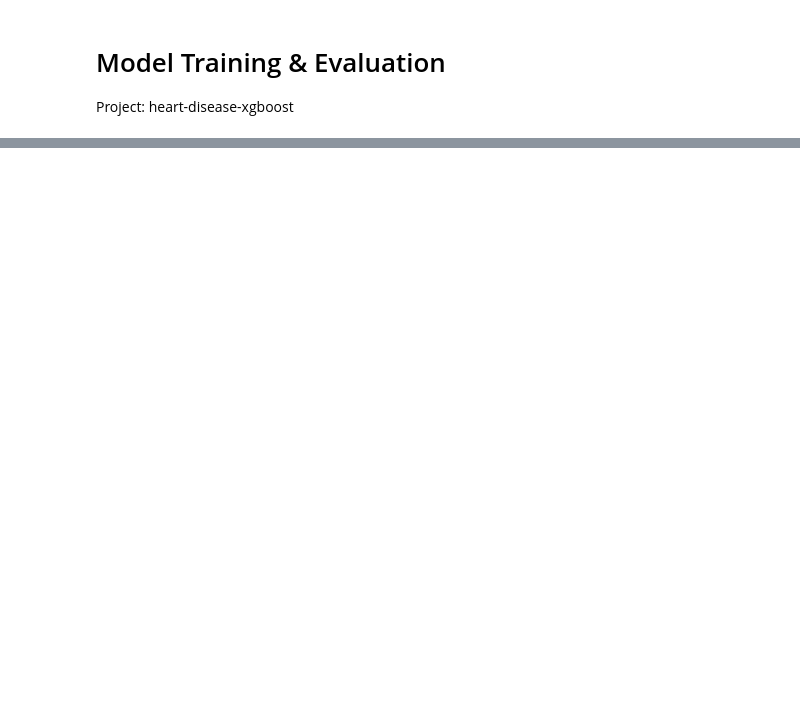
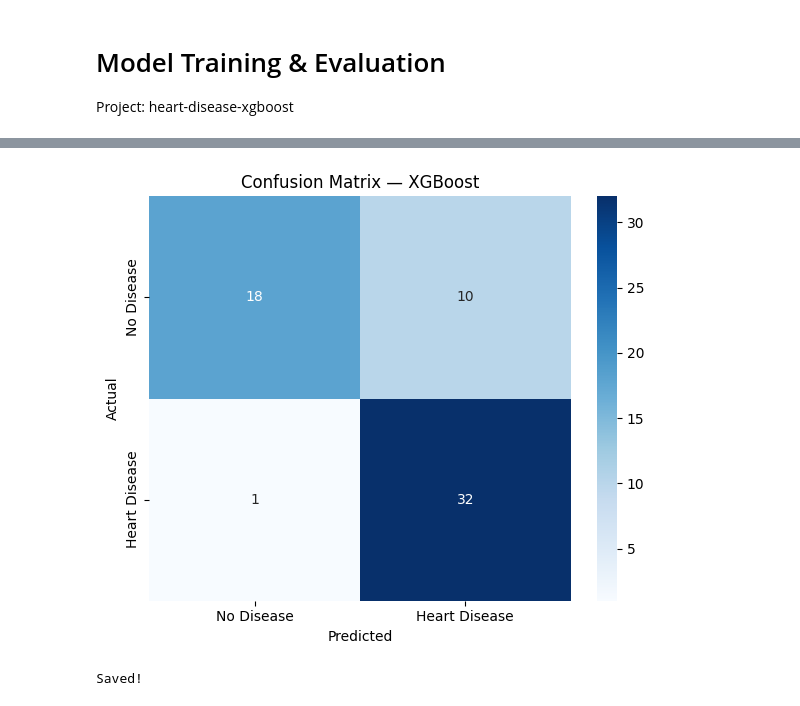
Before and after one commit to Asif5588-M/-heart-disease-xgboost, a Jupyter notebook: notebooks/02_model.ipynb, the cells around one changed output, grey strips where cells are left out. Saved outputs shown, nothing was run; the diff lists cells and outputs as text; code cells hidden in the pictures; blank space fills up the shorter version.

```diff
--- a/notebooks/02_model.ipynb
+++ b/notebooks/02_model.ipynb
@@ -19,19 +19,13 @@ df.head()
 # %%
-# ── Preprocessing ──────────────────────────────────
-target_col = 'target'  # CHANGE THIS
+df = pd.read_csv('../data/raw/heart.csv')
 
-X = df.drop(columns=[target_col])
-y = df[target_col]
+X = df.drop(columns=['target'])
+y = df['target']
 
-# Handle missing values
-X = X.fillna(X.median(numeric_only=True))
-
-# Encode categoricals
-for col in X.select_dtypes(include='object').columns:
-    X[col] = LabelEncoder().fit_transform(X[col].astype(str))
-
-# Train-test split
 X_train, X_test, y_train, y_test = train_test_split(
     X, y, test_size=0.2, random_state=42, stratify=y
 )
-print(f'Train: {X_train.shape}, Test: {X_test.shape}')
+
+print(f"Train size : {X_train.shape}")
+print(f"Test size  : {X_test.shape}")
+print(f"Features   : {list(X.columns)}")
@@ -38,17 +36,13 @@ print(f'Train: {X_train.shape}, Test: {X_test.shape}')
 # %%
-# ── Model Training ─────────────────────────────────
 model = XGBClassifier(
     n_estimators=200,
     max_depth=4,
     learning_rate=0.05,
     subsample=0.8,
     colsample_bytree=0.8,
-    use_label_encoder=False,
     eval_metric='logloss',
     random_state=42
 )
 
-model.fit(X_train, y_train,
-          eval_set=[(X_test, y_test)],
-          verbose=50)
-print('Training complete!')
+model.fit(X_train, y_train)
+print("Model training complete!")
@@ -64,12 +77,18 @@ print(classification_report(y_test, y_pred))
 # %%
-# Confusion Matrix
 cm = confusion_matrix(y_test, y_pred)
+
 plt.figure(figsize=(6, 5))
-sns.heatmap(cm, annot=True, fmt='d', cmap='Blues')
-plt.title('Confusion Matrix')
+sns.heatmap(cm, annot=True, fmt='d', cmap='Blues',
+            xticklabels=['No Disease', 'Heart Disease'],
+            yticklabels=['No Disease', 'Heart Disease'])
+plt.title('Confusion Matrix — XGBoost')
 plt.ylabel('Actual')
 plt.xlabel('Predicted')
 plt.tight_layout()
-plt.savefig('../data/processed/confusion_matrix.png')
+plt.savefig('../data/processed/confusion_matrix.png', dpi=150)
 plt.show()
+print("Saved!")
+# %% [output]
+[figure, added]
+Saved!
 # %%
```
Also changed, not shown: parts of 7 cells of this notebook, 8 other files.
